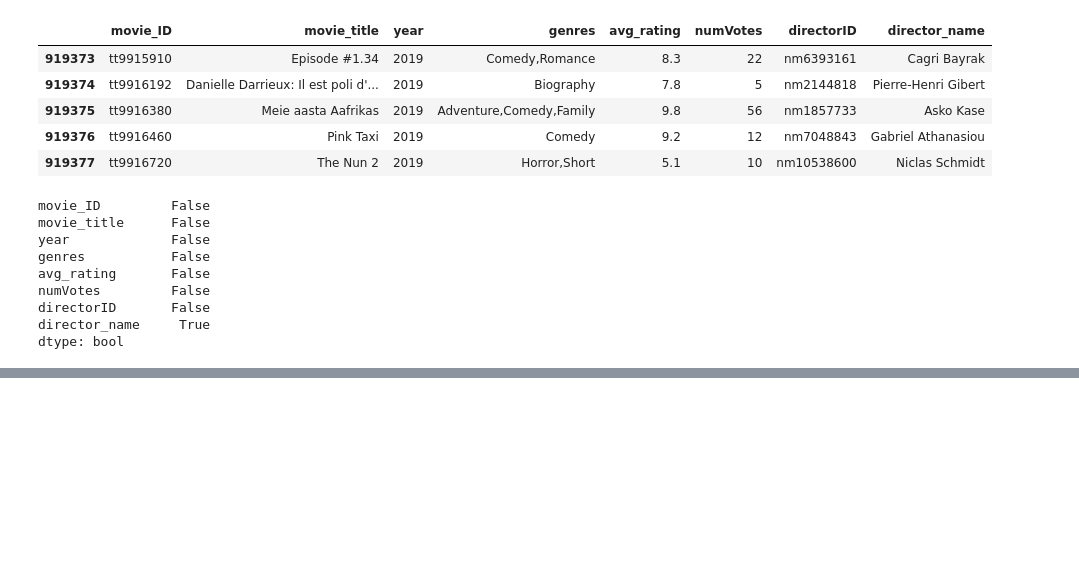
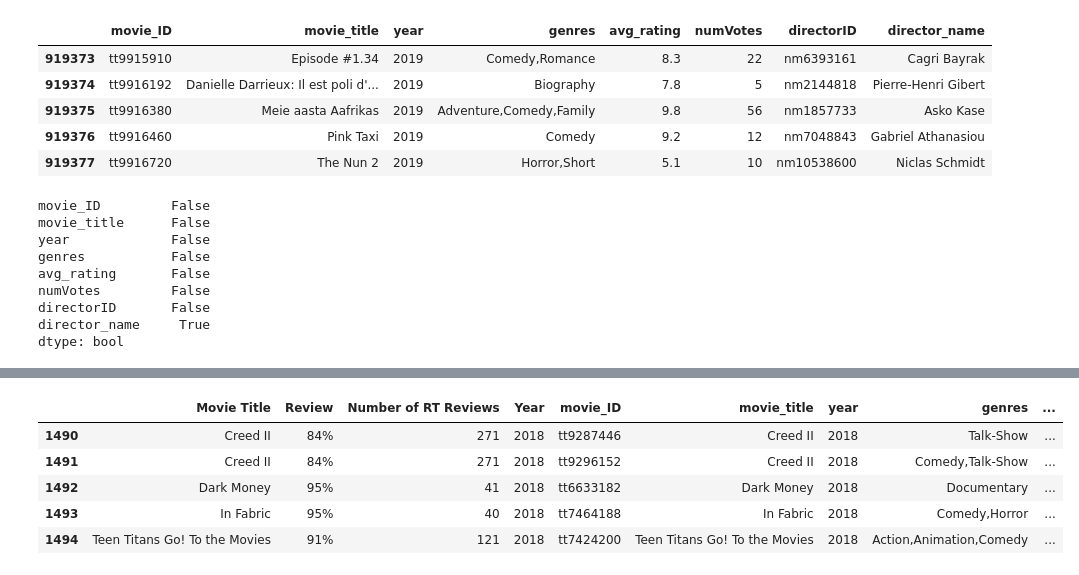
Before and after one commit to lasoya/Mod1_Project, a Jupyter notebook: IMDB_Data.ipynb, the cells around one changed output, grey strips where cells are left out. Saved outputs shown, nothing was run; the diff lists cells and outputs as text; code cells hidden in the pictures; blank space fills up the shorter version.

```diff
--- a/IMDB_Data.ipynb
+++ b/IMDB_Data.ipynb
@@ -428,0 +513,9 @@ dtype: int64
+# %%
+top_movies1.tail()
+# %% [output]
+|  | Movie Title | Review | Number of RT Reviews | Year | movie_ID | movie_title | year | genres | ... |
+| 1490 | Creed II | 84% | 271 | 2018 | tt9287446 | Creed II | 2018 | Talk-Show | ... |
+| 1491 | Creed II | 84% | 271 | 2018 | tt9296152 | Creed II | 2018 | Comedy,Talk-Show | ... |
+| 1492 | Dark Money | 95% | 41 | 2018 | tt6633182 | Dark Money | 2018 | Documentary | ... |
+| 1493 | In Fabric | 95% | 40 | 2018 | tt7464188 | In Fabric | 2018 | Comedy,Horror | ... |
+| 1494 | Teen Titans Go! To the Movies | 91% | 121 | 2018 | tt7424200 | Teen Titans Go! To the Movies | 2018 | Action,Animation,Comedy | ... |
```
Also changed, not shown: parts of 19 cells of this notebook, 5 other files.
